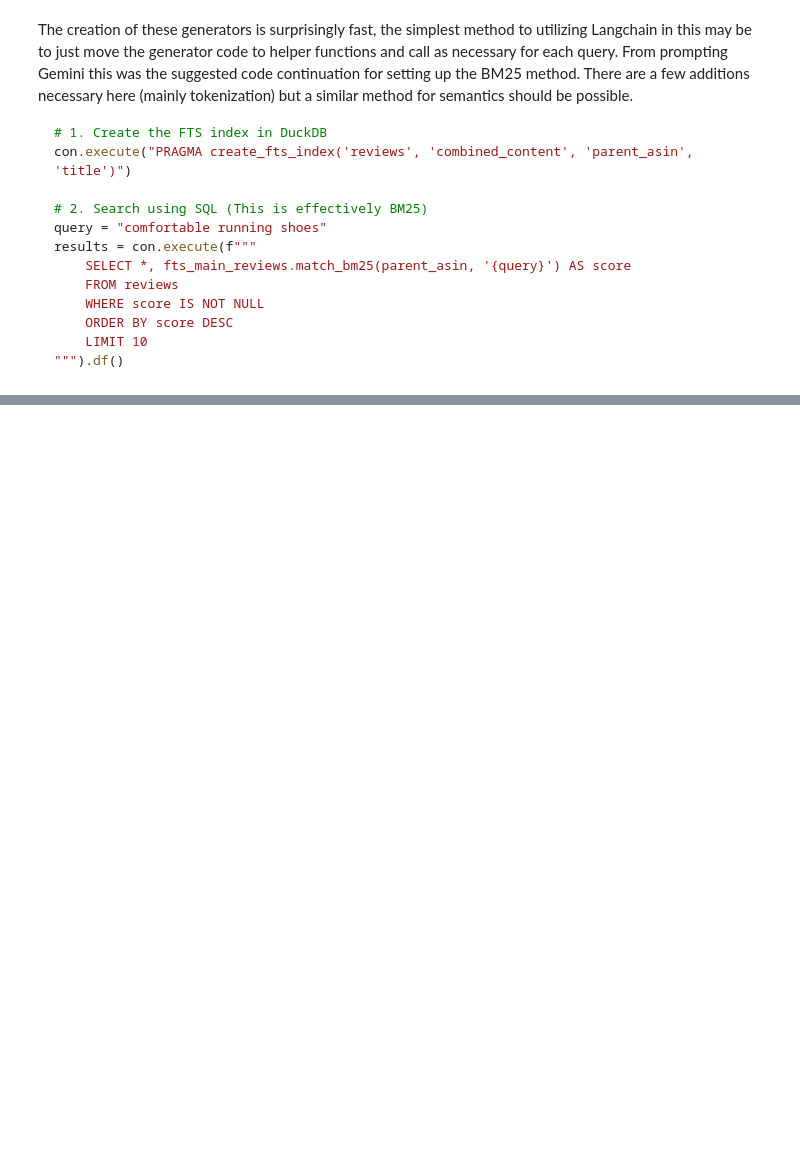
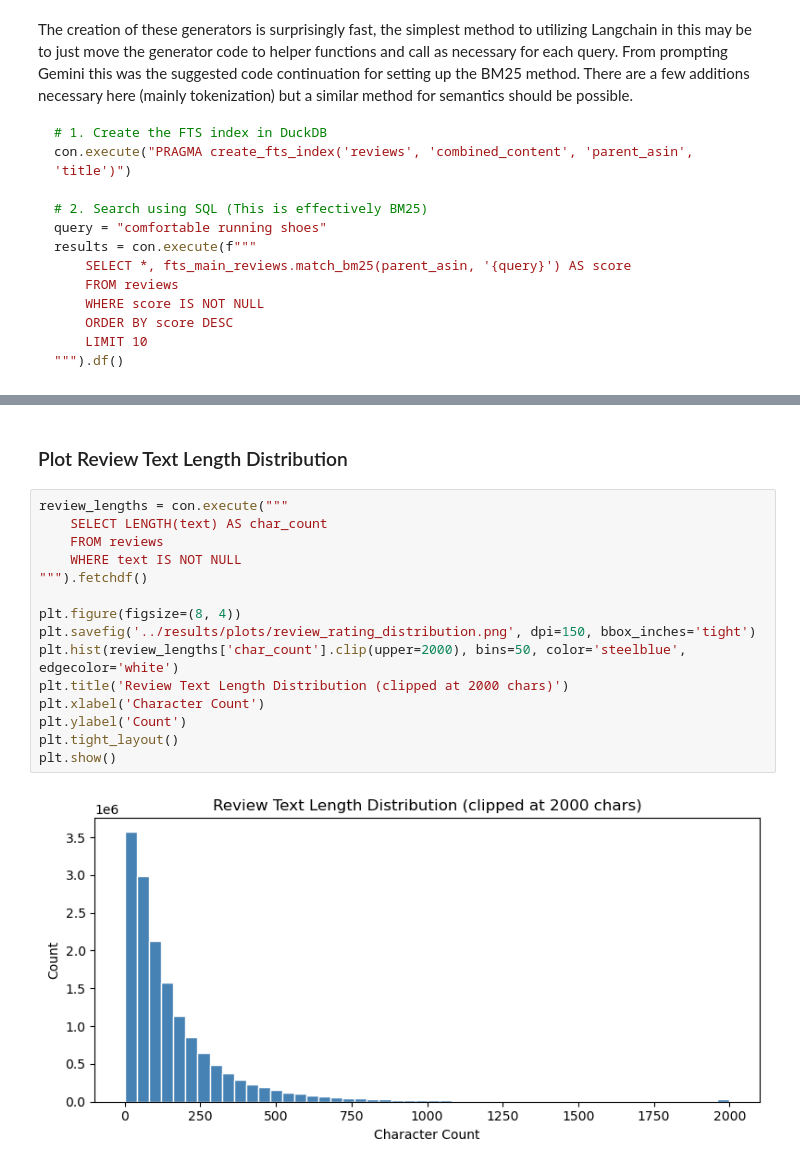
Before and after one commit to UBC-MDS/DSCI_575_project_alx649_joelyp, a Jupyter notebook: notebooks/milestone1_exploration.ipynb, the cells around one changed output, grey strips where cells are left out. Cells and saved outputs as stored; diff of their text form; blank space fills up the shorter version.

```diff
--- a/notebooks/milestone1_exploration.ipynb
+++ b/notebooks/milestone1_exploration.ipynb
@@ -361,0 +391,19 @@ results = con.execute(f"""
+# %% [markdown]
+### Plot Review Text Length Distribution
+# %%
+review_lengths = con.execute("""
+    SELECT LENGTH(text) AS char_count
+    FROM reviews
+    WHERE text IS NOT NULL
+""").fetchdf()
+
+plt.figure(figsize=(8, 4))
+plt.savefig('../results/plots/review_rating_distribution.png', dpi=150, bbox_inches='tight')
+plt.hist(review_lengths['char_count'].clip(upper=2000), bins=50, color='steelblue', edgecolor='white')
+plt.title('Review Text Length Distribution (clipped at 2000 chars)')
+plt.xlabel('Character Count')
+plt.ylabel('Count')
+plt.tight_layout()
+plt.show()
+# %% [output]
+[figure, added]
```
Also changed, not shown: parts of 20 cells of this notebook, 2 other files.
